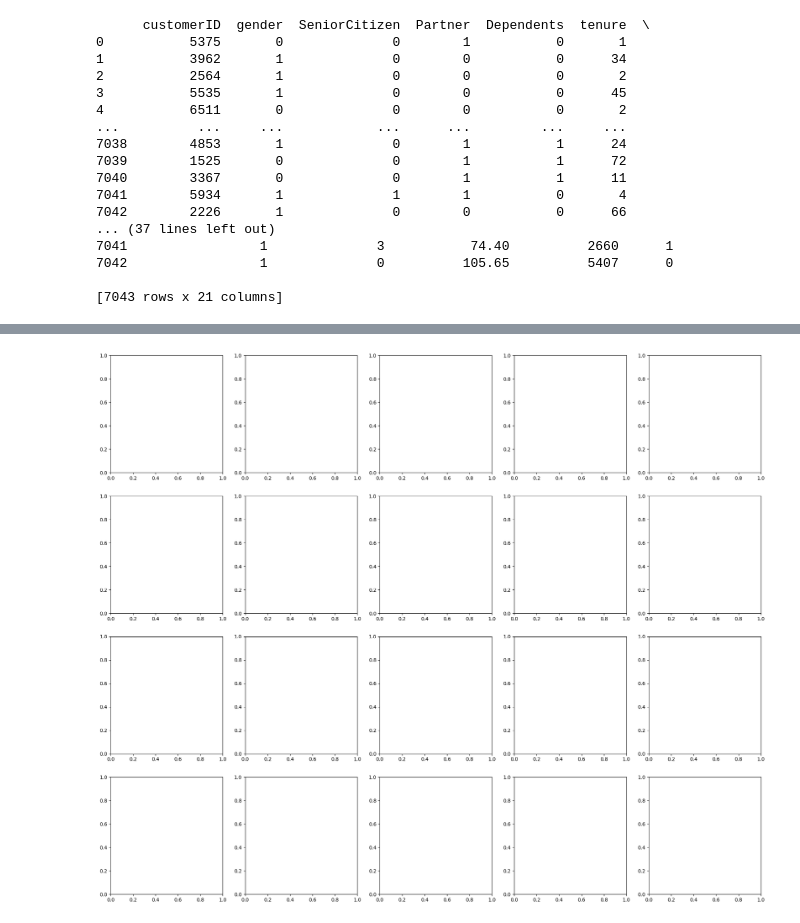
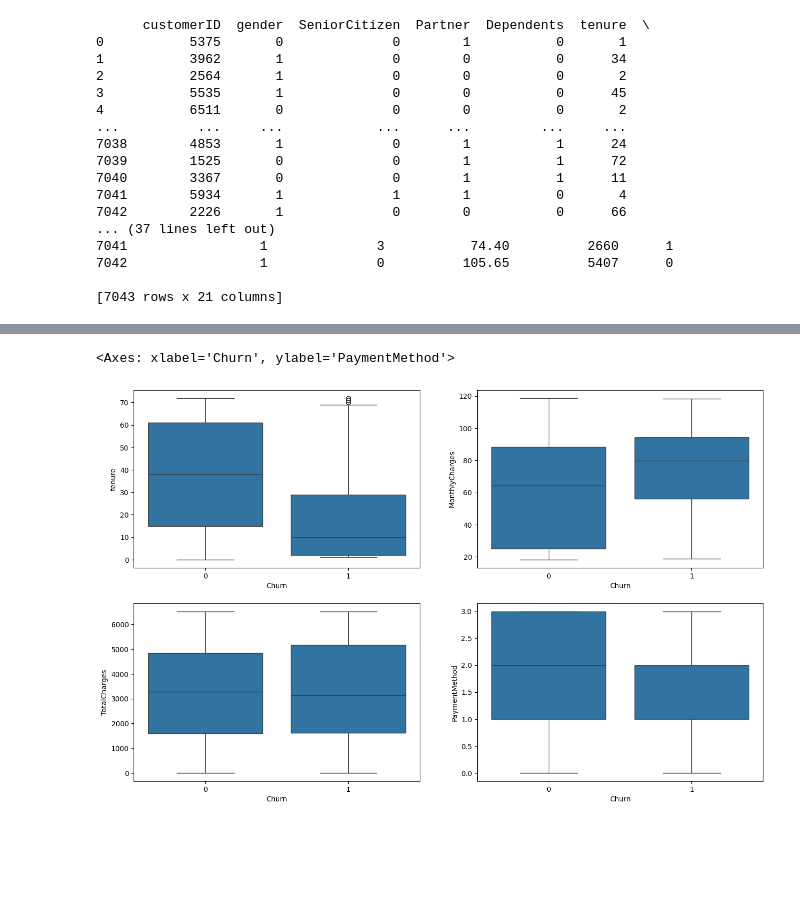
Before and after one commit to Morurifaith/Churn, a Jupyter notebook: churn.ipynb, the cells around one changed output, grey strips where cells are left out. Saved outputs shown, nothing was run; the diff lists cells and outputs as text; code cells hidden in the pictures; blank space fills up the shorter version.

```diff
--- a/churn.ipynb
+++ b/churn.ipynb
@@ -198,4 +202,9 @@ len(df.columns)
-# %%
-f, ax= plt.subplots(4,5, figsize=(24,20))
-# %% [output]
-[figure, removed]
+# %%
+f, ax= plt.subplots(2,2, figsize=(16,10))
+sns.boxplot(x='Churn', y='tenure', data=df, ax=ax[0][0])
+sns.boxplot(x='Churn', y='MonthlyCharges', data=df, ax=ax[0][1])
+sns.boxplot(x='Churn', y='TotalCharges', data=df, ax=ax[1][0])
+sns.boxplot(x='Churn', y='PaymentMethod', data=df, ax=ax[1][1])
+# %% [output]
+<Axes: xlabel='Churn', ylabel='PaymentMethod'>
+[figure, added]
```
Also changed, not shown: parts of 5 cells of this notebook.
